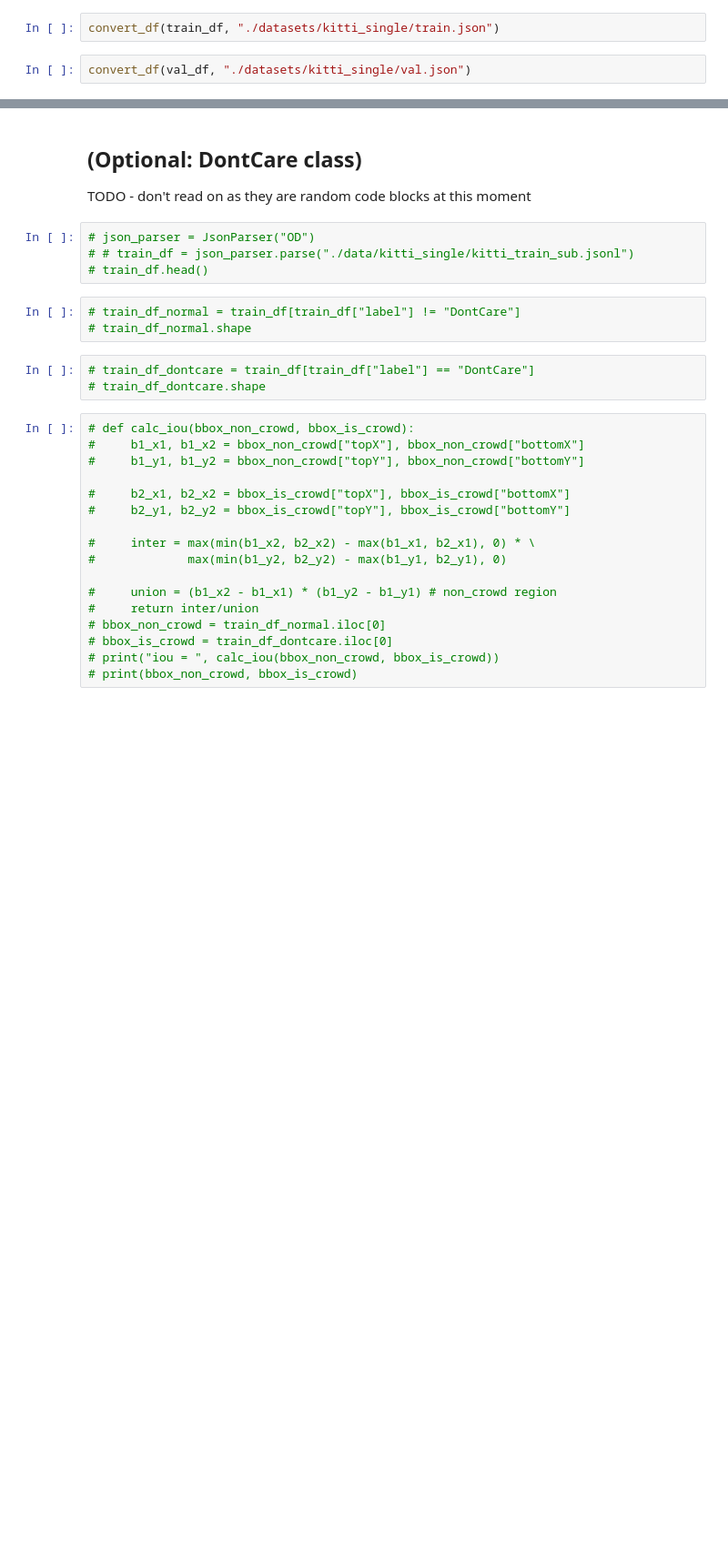
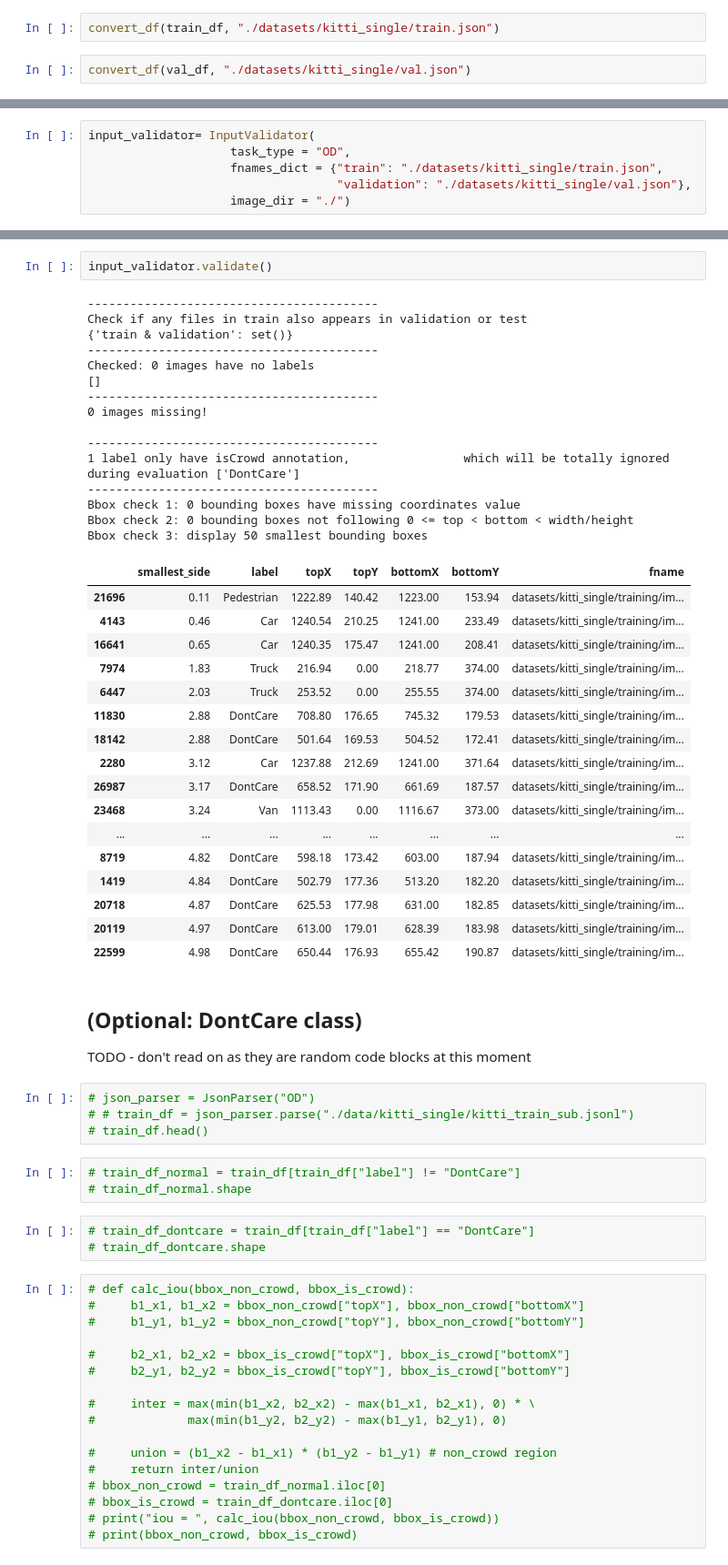
Before and after one commit to yoyolin/medium-blog-kitti, a Jupyter notebook: 0.Kitti_Dataset_Preparation.ipynb, the cells around one changed output, grey strips where cells are left out. Shown at 91% size. Drawn from its saved outputs; the diff is of its cells as text; blank space fills up the shorter version.

Commit message:
input validation part done

```diff
--- a/0.Kitti_Dataset_Preparation.ipynb
+++ b/0.Kitti_Dataset_Preparation.ipynb
@@ -301,0 +319,6 @@ TODO: plan to add a `InputValidator` class to ensure json format is correct by c
+# %%
+input_validator= InputValidator(
+                    task_type = "OD",
+                    fnames_dict = {"train": "./datasets/kitti_single/train.json",
+                                   "validation": "./datasets/kitti_single/val.json"},
+                    image_dir = "./")
@@ -302,3 +352,38 @@ TODO: plan to add a `InputValidator` class to ensure json format is correct by c
+# %%
+input_validator.validate()
+# %% [output]
+-----------------------------------------
+Check if any files in train also appears in validation or test
+{'train & validation': set()}
+-----------------------------------------
+Checked: 0 images have no labels
+[]
+-----------------------------------------
+0 images missing!
+
+-----------------------------------------
+1 label only have isCrowd annotation,                which will be totally ignored during evaluation ['DontCare']
+-----------------------------------------
+Bbox check 1: 0 bounding boxes have missing coordinates value
+Bbox check 2: 0 bounding boxes not following 0 <= top < bottom < width/height
+Bbox check 3: display 50 smallest bounding boxes
+|  | smallest_side | label | topX | topY | bottomX | bottomY | fname |
+| 21696 | 0.11 | Pedestrian | 1222.89 | 140.42 | 1223.00 | 153.94 | datasets/kitti_single/training/im... |
+| 4143 | 0.46 | Car | 1240.54 | 210.25 | 1241.00 | 233.49 | datasets/kitti_single/training/im... |
+| 16641 | 0.65 | Car | 1240.35 | 175.47 | 1241.00 | 208.41 | datasets/kitti_single/training/im... |
+| 7974 | 1.83 | Truck | 216.94 | 0.00 | 218.77 | 374.00 | datasets/kitti_single/training/im... |
+| 6447 | 2.03 | Truck | 253.52 | 0.00 | 255.55 | 374.00 | datasets/kitti_single/training/im... |
+| 11830 | 2.88 | DontCare | 708.80 | 176.65 | 745.32 | 179.53 | datasets/kitti_single/training/im... |
+| 18142 | 2.88 | DontCare | 501.64 | 169.53 | 504.52 | 172.41 | datasets/kitti_single/training/im... |
+| 2280 | 3.12 | Car | 1237.88 | 212.69 | 1241.00 | 371.64 | datasets/kitti_single/training/im... |
+| 26987 | 3.17 | DontCare | 658.52 | 171.90 | 661.69 | 187.57 | datasets/kitti_single/training/im... |
+| 23468 | 3.24 | Van | 1113.43 | 0.00 | 1116.67 | 373.00 | datasets/kitti_single/training/im... |
+| ... | ... | ... | ... | ... | ... | ... | ... |
+| 8719 | 4.82 | DontCare | 598.18 | 173.42 | 603.00 | 187.94 | datasets/kitti_single/training/im... |
+| 1419 | 4.84 | DontCare | 502.79 | 177.36 | 513.20 | 182.20 | datasets/kitti_single/training/im... |
+| 20718 | 4.87 | DontCare | 625.53 | 177.98 | 631.00 | 182.85 | datasets/kitti_single/training/im... |
+| 20119 | 4.97 | DontCare | 613.00 | 179.01 | 628.39 | 183.98 | datasets/kitti_single/training/im... |
+| 22599 | 4.98 | DontCare | 650.44 | 176.93 | 655.42 | 190.87 | datasets/kitti_single/training/im... |
 # %% [markdown]
 ## (Optional: DontCare class)
 TODO - don't read on as they are random code blocks at this moment
```
Also changed, not shown: parts of 9 cells of this notebook.
